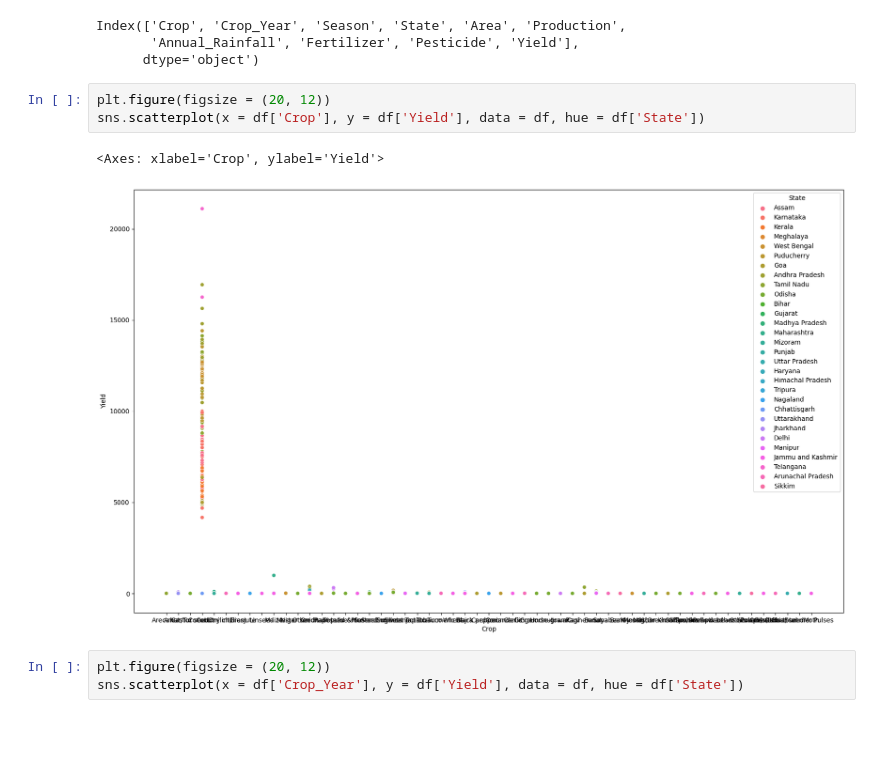
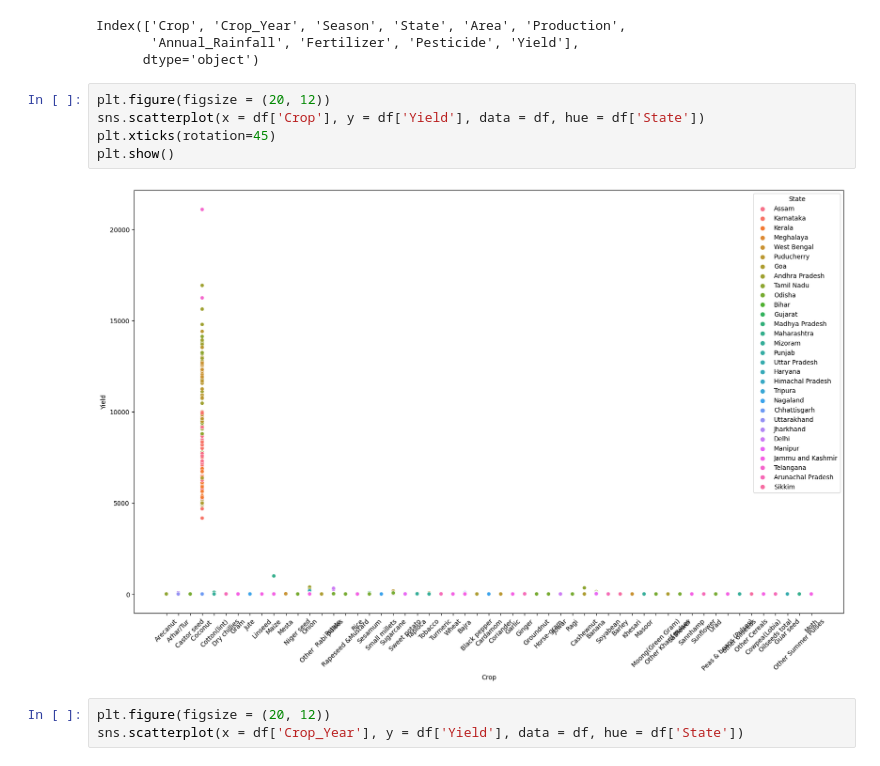
Before and after one commit to Templar121/Crop-Yield-Analysis-in-Indian-subcontinent, a Jupyter notebook: Exploratory Data Analysis.ipynb, the cells around one changed output. Drawn from its saved outputs; the diff is of its cells as text; blank space fills up the shorter version.

```diff
--- a/Exploratory Data Analysis.ipynb
+++ b/Exploratory Data Analysis.ipynb
@@ -144,9 +144,10 @@ Index(['Crop', 'Crop_Year', 'Season', 'State', 'Area', 'Production',
 # %%
 plt.figure(figsize = (20, 12))
 sns.scatterplot(x = df['Crop'], y = df['Yield'], data = df, hue = df['State'])
+plt.xticks(rotation=45)
+plt.show()
 # %% [output]
-<Axes: xlabel='Crop', ylabel='Yield'>
-[figure, old version]
+[figure, new version]
 # %%
 plt.figure(figsize = (20, 12))
 sns.scatterplot(x = df['Crop_Year'], y = df['Yield'], data = df, hue = df['State'])
```
Also changed, not shown: 1 other file.
